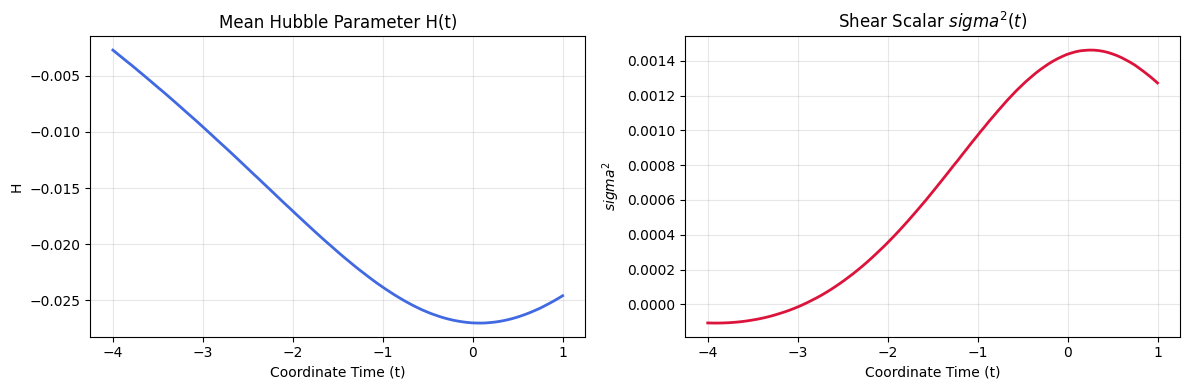
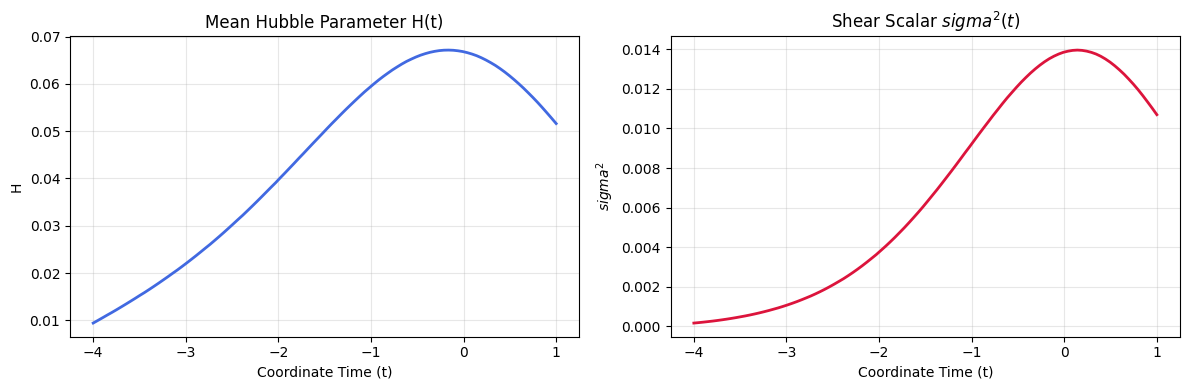
Code edit (unified diff) that turned the first committed figure into the second:
--- before
+++ after
@@ -31,5 +31,5 @@
         
         # d/dt g_ij (Derivative wrt coordinate time)
-        dg_dt = jacfwd(model)(coords)[:, 0]
+        dg_dt = jacfwd(model)(coords)[:, :, 0]
         dg_spatial_dt = dg_dt[1:4, 1:4]
         
@@ -43,9 +43,12 @@
         H_mean = jnp.trace(H_tensor) / 3.0
         
+        # Extract the directional expansion rates
+        H_x, H_y, H_z = H_tensor[0,0], H_tensor[1,1], H_tensor[2,2]
+        
         # Shear Tensor and Scalar
         sigma_tensor = H_tensor - H_mean * jnp.eye(3)
         sigma_sq = 0.5 * jnp.einsum('ij,ji->', sigma_tensor, sigma_tensor)
         
-        return H_mean, sigma_sq
+        return H_mean, sigma_sq, H_x, H_y, H_z
         
     return vmap(compute_kinematics)(t_eval)
@@ -53,19 +56,33 @@
 # 3. Evaluate and Plot
 t_eval = jnp.linspace(-4.0, 1.0, 100)
-H_mean, sigma_sq = extract_cosmology(model, t_eval)
 
-fig, (ax1, ax2) = plt.subplots(1, 2, figsize=(12, 4))
-ax1.plot(t_eval, H_mean, color='royalblue', linewidth=2)
-ax1.set_title("Mean Hubble Parameter H(t)")
-ax1.set_xlabel("Coordinate Time (t)")
-ax1.set_ylabel("H")
+# Unpack all 5 variables
+H_mean, sigma_sq, H_x, H_y, H_z = extract_cosmology(model, t_eval)
+
+fig, (ax1, ax2) = plt.subplots(1, 2, figsize=(15, 5))
+
+# --- LEFT CHART: Directional Expansion Rates ---
+# Plot the mean as a solid thick black line
+ax1.plot(t_eval, H_mean, color='black', linewidth=3, label='H_mean')
+
+# Plot the directional components as dashed colored lines
+ax1.plot(t_eval, H_x, color='red', linestyle='--', linewidth=2, label='H_x')
+ax1.plot(t_eval, H_y, color='green', linestyle='--', linewidth=2, label='H_y')
+ax1.plot(t_eval, H_z, color='blue', linestyle='--', linewidth=2, label='H_z')
+
+ax1.set_xlabel('Coordinate Time (t)')
+ax1.set_ylabel('Hubble Parameter (H)')
+ax1.set_title('Directional Expansion Rates H(t)')
 ax1.grid(True, alpha=0.3)
+ax1.legend()
 
+# --- RIGHT CHART: Shear Scalar ---
 ax2.plot(t_eval, sigma_sq, color='crimson', linewidth=2)
-ax2.set_title("Shear Scalar $sigma^2(t)$")
-ax2.set_xlabel("Coordinate Time (t)")
-ax2.set_ylabel("$sigma^2$")
+ax2.set_xlabel('Coordinate Time (t)')
+ax2.set_ylabel(r'Shear Scalar $\sigma^2$')
+ax2.set_title(r'Shear Scalar $\sigma^2(t)$')
 ax2.grid(True, alpha=0.3)
 
 plt.tight_layout()
 plt.show()
+

Commit: Restore pure Tabula Rasa (remove Lambda) and stabilize learning rate kicks